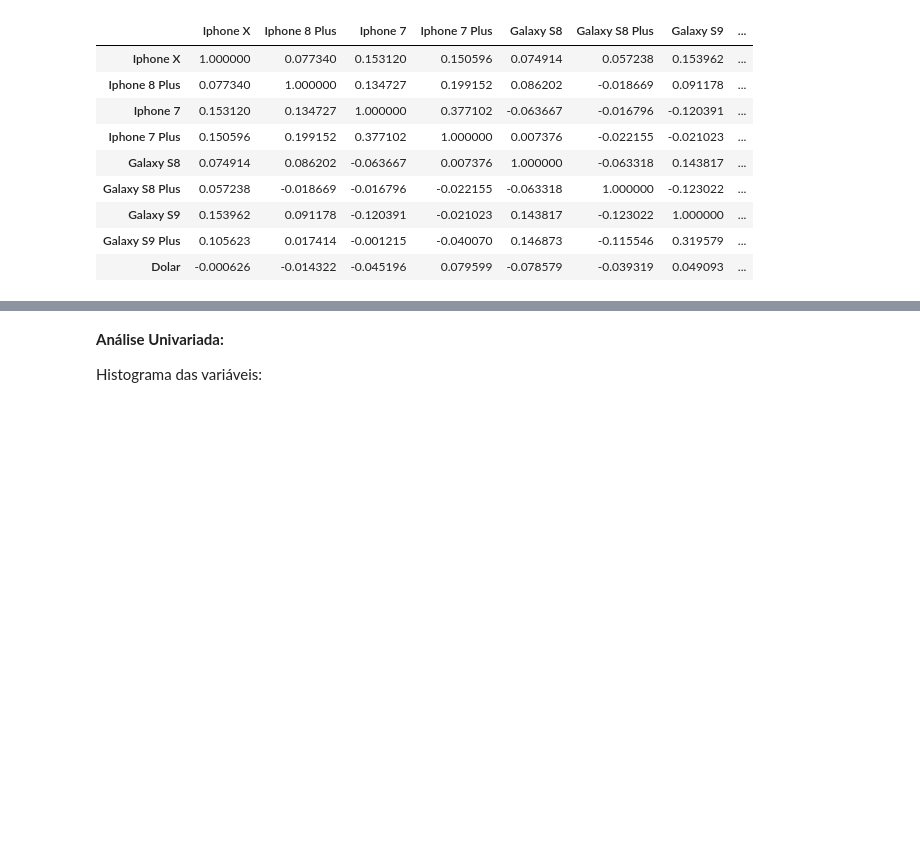
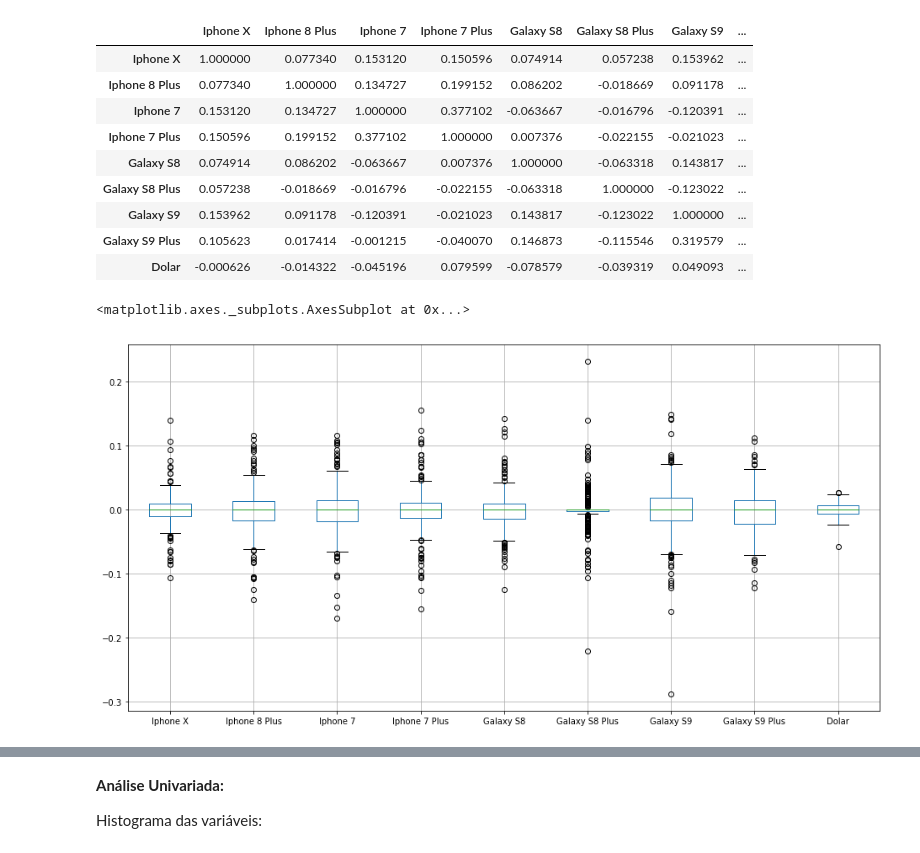
Before and after one commit to gabrielmf1/DP-P3, a Jupyter notebook: Projeto3.ipynb, the cells around one changed output, grey strips where cells are left out. Drawn from its saved outputs; the diff is of its cells as text; code cells hidden in the pictures; blank space fills up the shorter version.

```diff
--- a/Projeto3.ipynb
+++ b/Projeto3.ipynb
@@ -262,3 +277,8 @@ retorno.corr()
 | Galaxy S9 | 0.153962 | 0.091178 | -0.120391 | -0.021023 | 0.143817 | -0.123022 | 1.000000 | ... |
 | Galaxy S9 Plus | 0.105623 | 0.017414 | -0.001215 | -0.040070 | 0.146873 | -0.115546 | 0.319579 | ... |
 | Dolar | -0.000626 | -0.014322 | -0.045196 | 0.079599 | -0.078579 | -0.039319 | 0.049093 | ... |
+# %%
+retorno.boxplot(column=list(retorno.columns), fontsize=10, grid=True, figsize= (16,8))
+# %% [output]
+<matplotlib.axes._subplots.AxesSubplot at 0x...>
+[figure, added]
```
Also changed, not shown: parts of 7 cells of this notebook.
